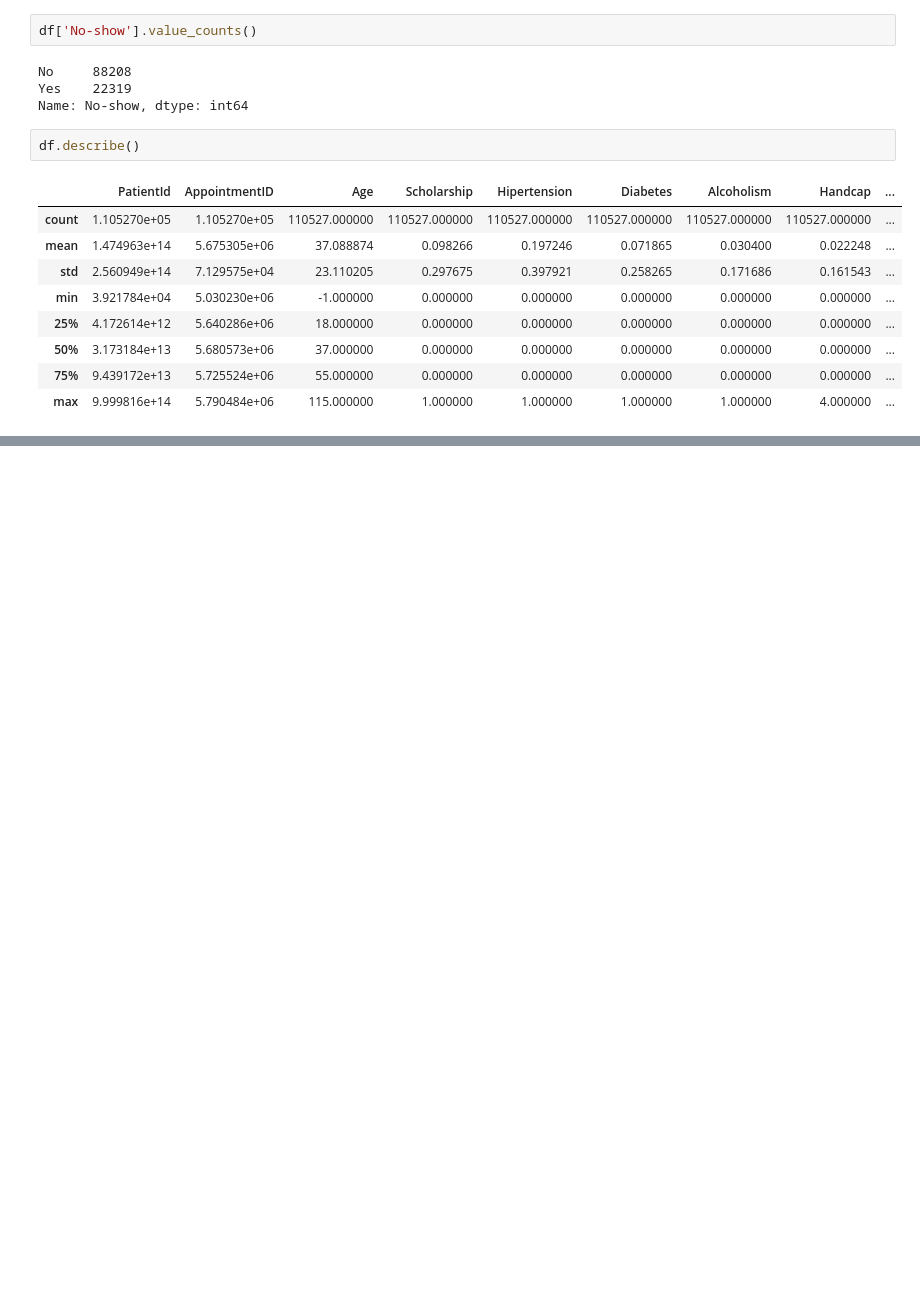
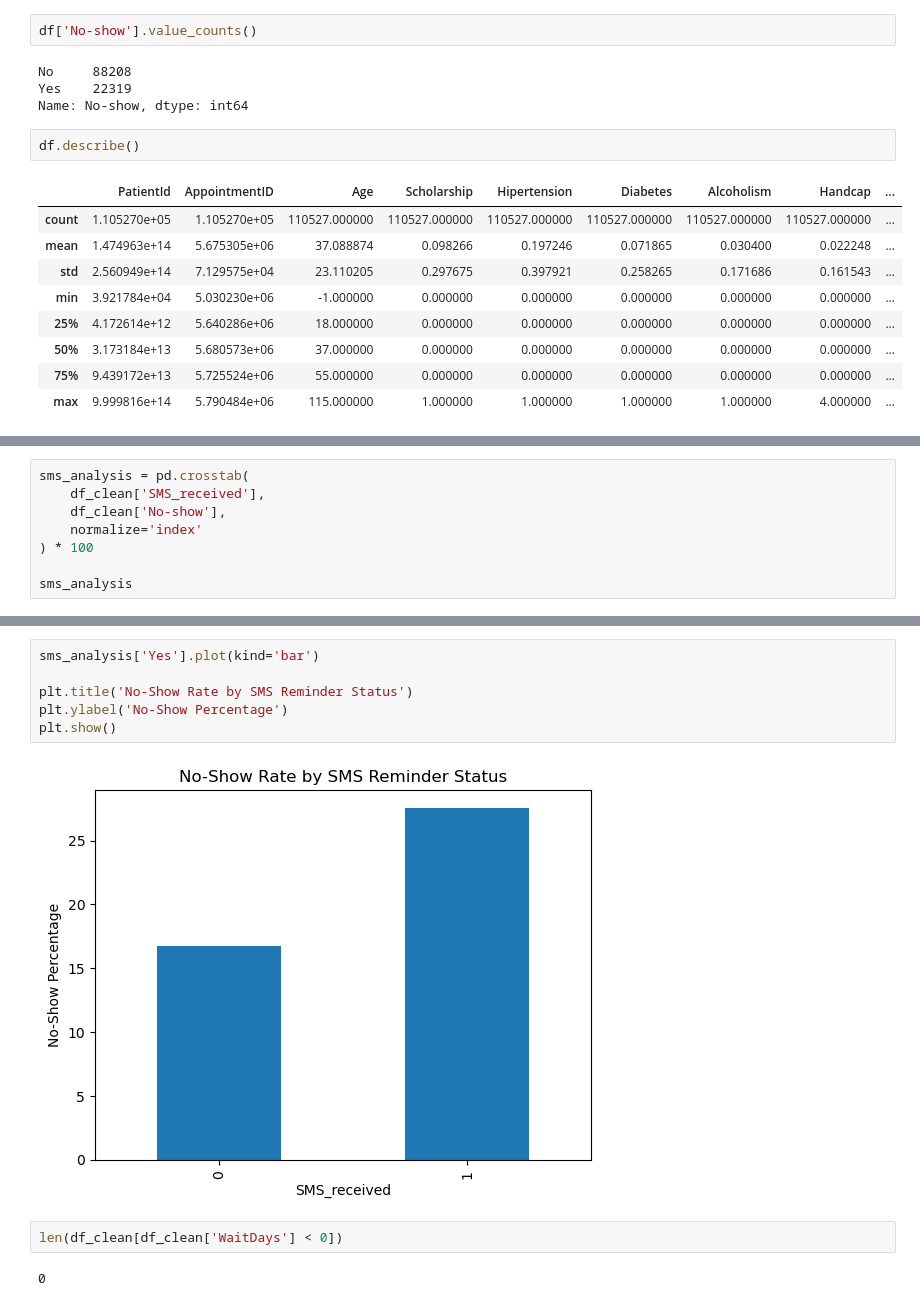
Before and after one commit to egwin95/Healthcare-NoShow-Capstone, a Jupyter notebook: notebooks/Data_Exploration.ipynb, the cells around one changed output, grey strips where cells are left out. Cells and saved outputs as stored; diff of their text form; blank space fills up the shorter version.

```diff
--- a/notebooks/Data_Exploration.ipynb
+++ b/notebooks/Data_Exploration.ipynb
@@ -73,0 +172,8 @@ df.describe()
+# %%
+sms_analysis = pd.crosstab(
+    df_clean['SMS_received'],
+    df_clean['No-show'],
+    normalize='index'
+) * 100
+
+sms_analysis
@@ -73,0 +262,12 @@ df.describe()
+# %%
+sms_analysis['Yes'].plot(kind='bar')
+
+plt.title('No-Show Rate by SMS Reminder Status')
+plt.ylabel('No-Show Percentage')
+plt.show()
+# %% [output]
+[figure, added]
+# %%
+len(df_clean[df_clean['WaitDays'] < 0])
+# %% [output]
+0
```
Also changed, not shown: parts of 39 cells of this notebook, 17 other files.
